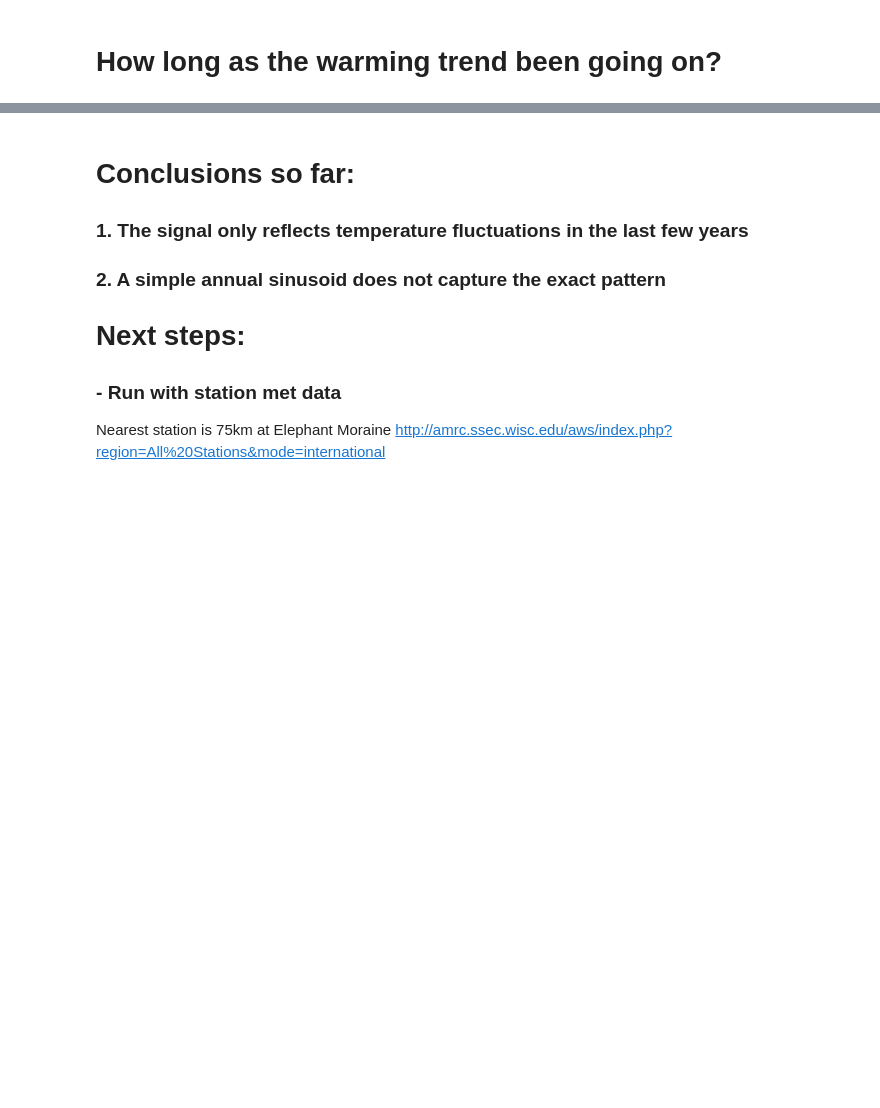
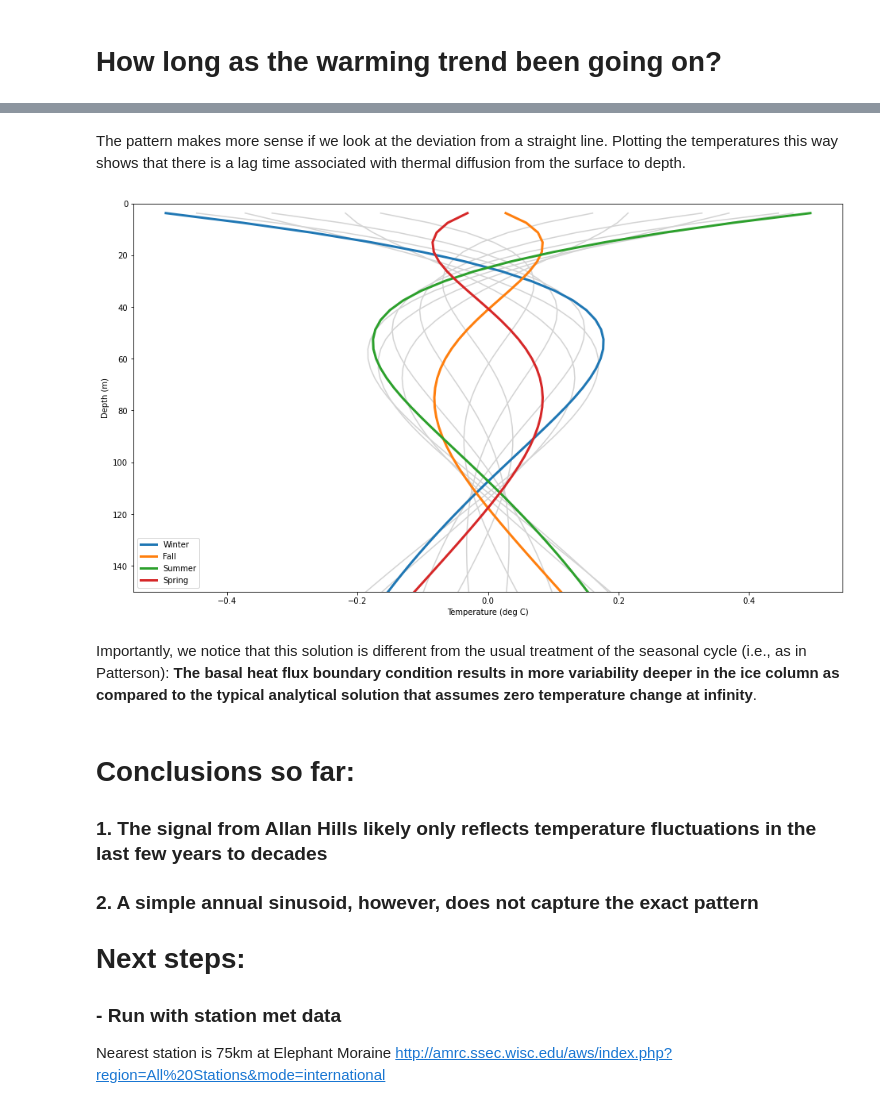
Before and after one commit to bradlipovsky/heat, a Jupyter notebook: examples.ipynb, the cells around one changed output, grey strips where cells are left out. Cells and saved outputs as stored; diff of their text form; code cells hidden in the pictures; blank space fills up the shorter version.

```diff
--- a/examples.ipynb
+++ b/examples.ipynb
@@ -183,7 +179,27 @@ make_plot(t,t_surf,start_year,end_year,z,U,plot_start_frac=0.8)
+# %% [markdown]
+The pattern makes more sense if we look at the deviation from a straight line. Plotting the temperatures this way shows that there is a lag time associated with thermal diffusion from the surface to depth.
+# %%
+from scipy.signal import detrend
+plt.subplots(figsize=(16,9))
+for i in range(1,16):
+    plt.plot(detrend(U[:,-i]),z,c='lightgrey')
+plt.plot(detrend(U[:,-1]),z,label=f'Winter',linewidth=3)
+plt.plot(detrend(U[:,-5]),z,label=f'Fall',linewidth=3)
+plt.plot(detrend(U[:,-9]),z,label=f'Summer',linewidth=3)
+plt.plot(detrend(U[:,-13]),z,label=f'Spring',linewidth=3)
+plt.legend()
+plt.ylabel('Depth (m)')
+plt.ylim([max_depth,0])
+plt.xlabel('Temperature (deg C)')
+plt.show()
+# %% [output]
+[figure, added]
+# %% [markdown]
+Importantly, we notice that this solution is different from the usual treatment of the seasonal cycle (i.e., as in Patterson):  **The basal heat flux boundary condition results in more variability deeper in the ice column as compared to the typical analytical solution that assumes zero temperature change at infinity**.
 # %% [markdown]
 # Conclusions so far:
-### 1. The signal only reflects temperature fluctuations in the last few years
-### 2. A simple annual sinusoid does not capture the exact pattern
+### 1. The signal from Allan Hills likely only reflects temperature fluctuations in the last few years to decades
+### 2. A simple annual sinusoid, however, does not capture the exact pattern
 
 # Next steps:
 ### - Run with station met data
```
Also changed, not shown: parts of 13 cells of this notebook.
